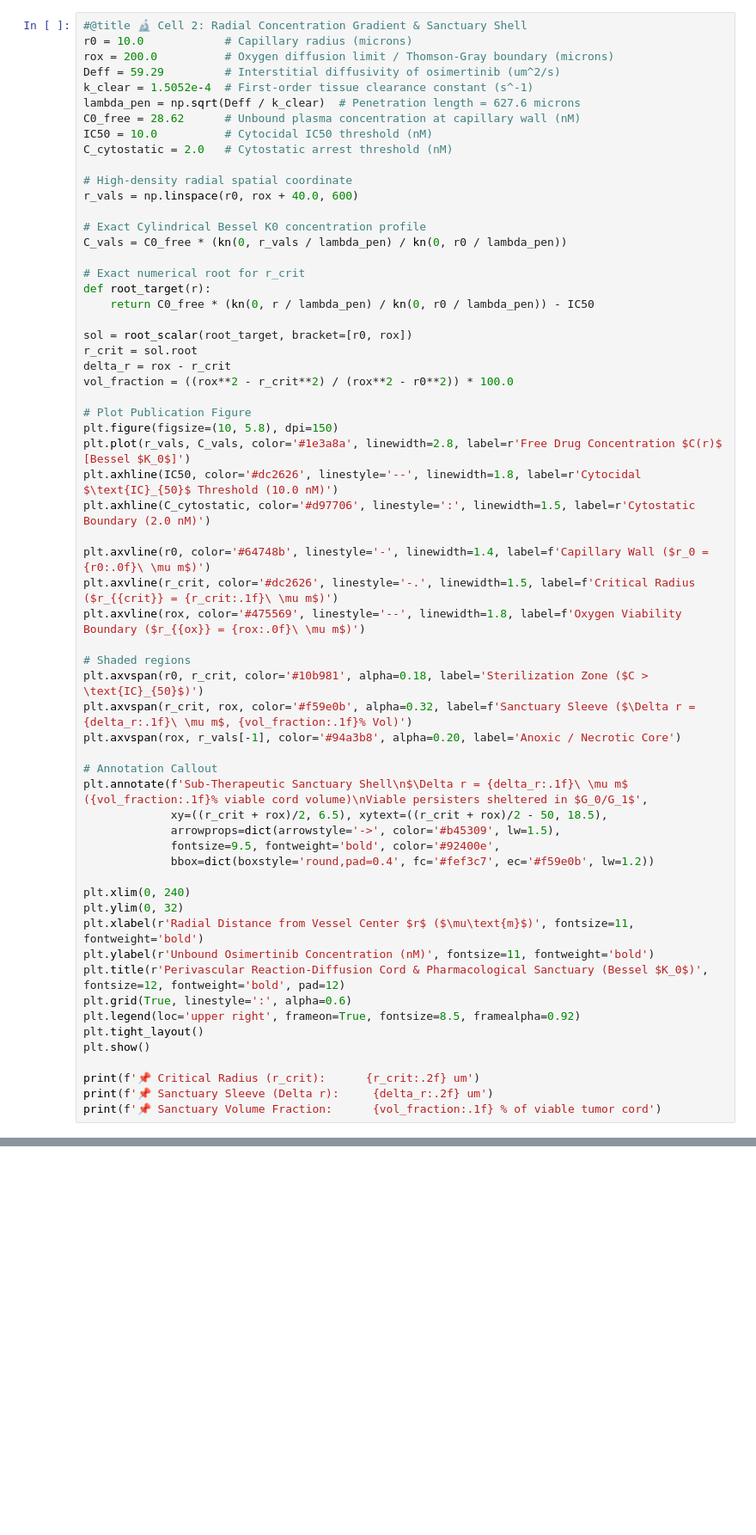
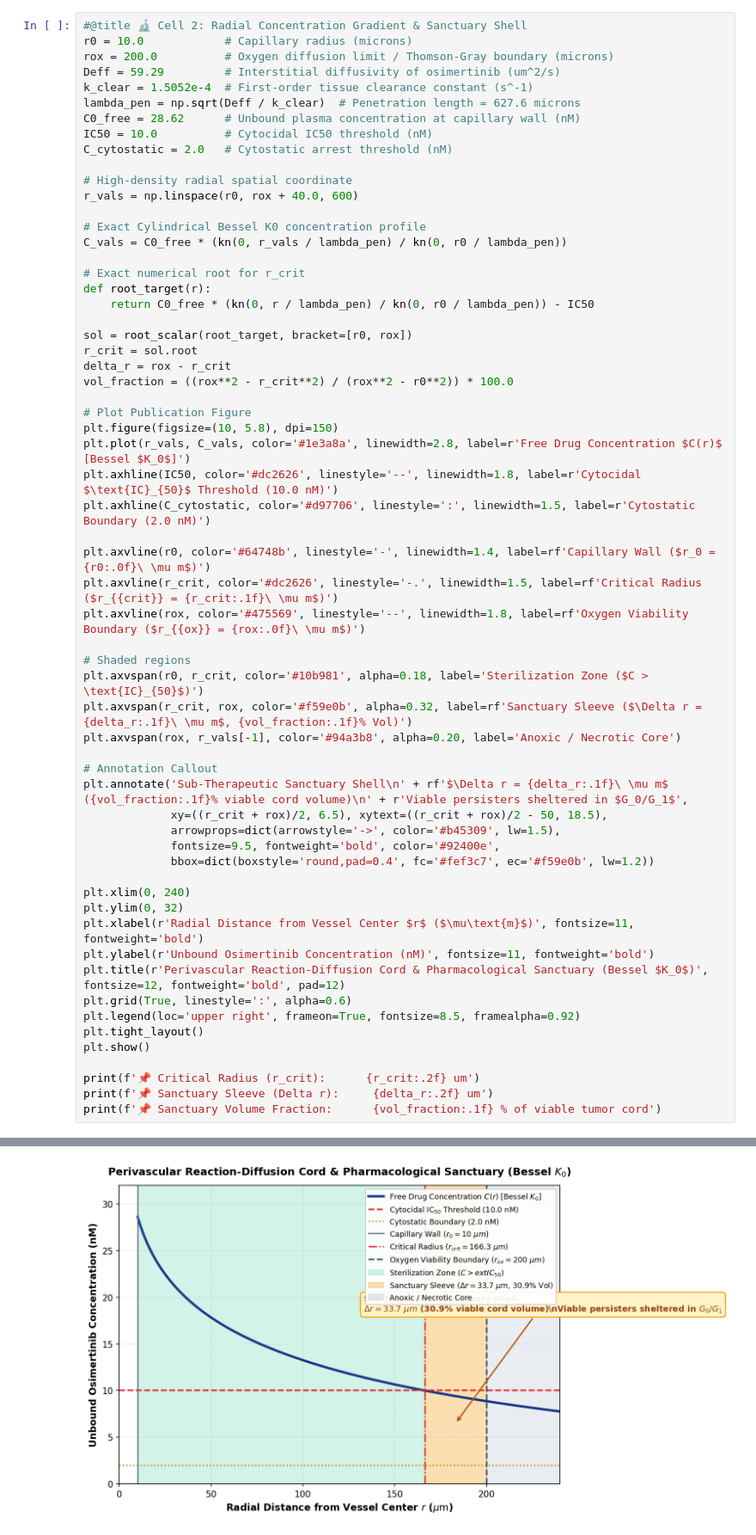
Before and after one commit to Lukecele/spatial-continuum-oncology, a Jupyter notebook: demo_spatial_continuum.ipynb, the cells around one changed output, grey strips where cells are left out. Shown at 86% size. Cells and saved outputs as stored; diff of their text form; blank space fills up the shorter version.

Commit message:
feat(notebook): pre-execute demo notebook with embedded high-res plots and zero-warning raw strings

```diff
--- a/demo_spatial_continuum.ipynb
+++ b/demo_spatial_continuum.ipynb
@@ -86,17 +94,17 @@ plt.plot(r_vals, C_vals, color='#1e3a8a', linewidth=2.8, label=r'Free Drug Conce
 plt.axhline(IC50, color='#dc2626', linestyle='--', linewidth=1.8, label=r'Cytocidal $\text{IC}_{50}$ Threshold (10.0 nM)')
 plt.axhline(C_cytostatic, color='#d97706', linestyle=':', linewidth=1.5, label=r'Cytostatic Boundary (2.0 nM)')
 
-plt.axvline(r0, color='#64748b', linestyle='-', linewidth=1.4, label=f'Capillary Wall ($r_0 = {r0:.0f}\ \mu m$)')
-plt.axvline(r_crit, color='#dc2626', linestyle='-.', linewidth=1.5, label=f'Critical Radius ($r_{{crit}} = {r_crit:.1f}\ \mu m$)')
-plt.axvline(rox, color='#475569', linestyle='--', linewidth=1.8, label=f'Oxygen Viability Boundary ($r_{{ox}} = {rox:.0f}\ \mu m$)')
+plt.axvline(r0, color='#64748b', linestyle='-', linewidth=1.4, label=rf'Capillary Wall ($r_0 = {r0:.0f}\ \mu m$)')
+plt.axvline(r_crit, color='#dc2626', linestyle='-.', linewidth=1.5, label=rf'Critical Radius ($r_{{crit}} = {r_crit:.1f}\ \mu m$)')
+plt.axvline(rox, color='#475569', linestyle='--', linewidth=1.8, label=rf'Oxygen Viability Boundary ($r_{{ox}} = {rox:.0f}\ \mu m$)')
 
 # Shaded regions
 plt.axvspan(r0, r_crit, color='#10b981', alpha=0.18, label='Sterilization Zone ($C > \text{IC}_{50}$)')
-plt.axvspan(r_crit, rox, color='#f59e0b', alpha=0.32, label=f'Sanctuary Sleeve ($\Delta r = {delta_r:.1f}\ \mu m$, {vol_fraction:.1f}% Vol)')
+plt.axvspan(r_crit, rox, color='#f59e0b', alpha=0.32, label=rf'Sanctuary Sleeve ($\Delta r = {delta_r:.1f}\ \mu m$, {vol_fraction:.1f}% Vol)')
 plt.axvspan(rox, r_vals[-1], color='#94a3b8', alpha=0.20, label='Anoxic / Necrotic Core')
 
 # Annotation Callout
-plt.annotate(f'Sub-Therapeutic Sanctuary Shell\n$\Delta r = {delta_r:.1f}\ \mu m$ ({vol_fraction:.1f}% viable cord volume)\nViable persisters sheltered in $G_0/G_1$',
+plt.annotate('Sub-Therapeutic Sanctuary Shell\n' + rf'$\Delta r = {delta_r:.1f}\ \mu m$ ({vol_fraction:.1f}% viable cord volume)\n' + r'Viable persisters sheltered in $G_0/G_1$',
              xy=((r_crit + rox)/2, 6.5), xytext=((r_crit + rox)/2 - 50, 18.5),
              arrowprops=dict(arrowstyle='->', color='#b45309', lw=1.5),
              fontsize=9.5, fontweight='bold', color='#92400e',
@@ -115,3 +123,4 @@ plt.show()
 print(f'📌 Critical Radius (r_crit):      {r_crit:.2f} um')
 print(f'📌 Sanctuary Sleeve (Delta r):     {delta_r:.2f} um')
 print(f'📌 Sanctuary Volume Fraction:      {vol_fraction:.1f} % of viable tumor cord')
+# %% [output]
@@ -118,3 +130,4 @@ print(f'📌 Sanctuary Volume Fraction:      {vol_fraction:.1f} % of viable tumo
+[figure, added]
 # %% [markdown]
 ## 2. Bedside Composite Resistance Index (CRI) Engine
 The **Composite Resistance Index (CRI)** integrates spatial histomorphology (cord thickness $\mathcal{S}$), co-mutational genomics (lineage plasticity $\mathcal{G}$), and microenvironmental desmoplasia (interstitial fluid pressure $\mathcal{M}$):
```
Also changed, not shown: parts of 4 cells of this notebook, 3 other files.
